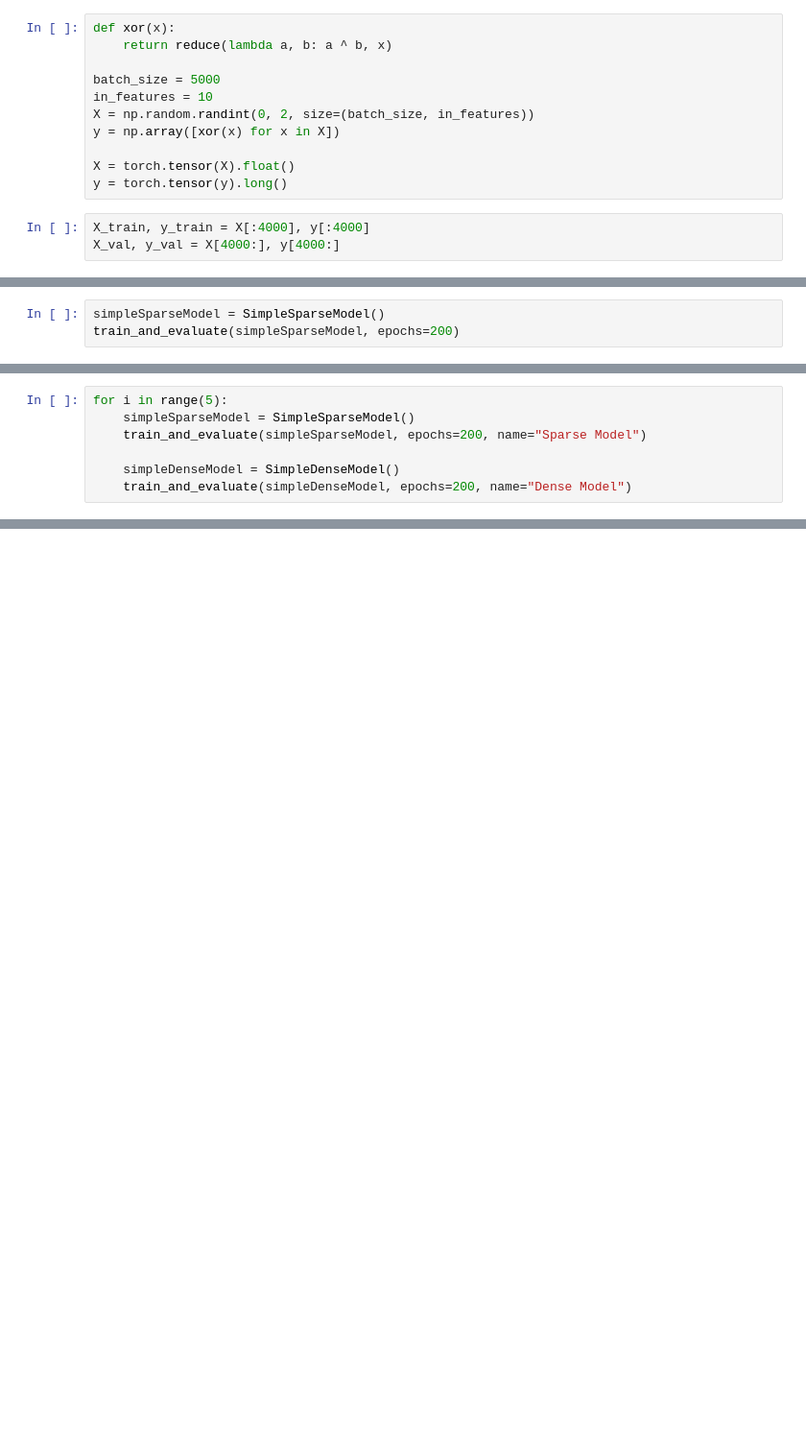
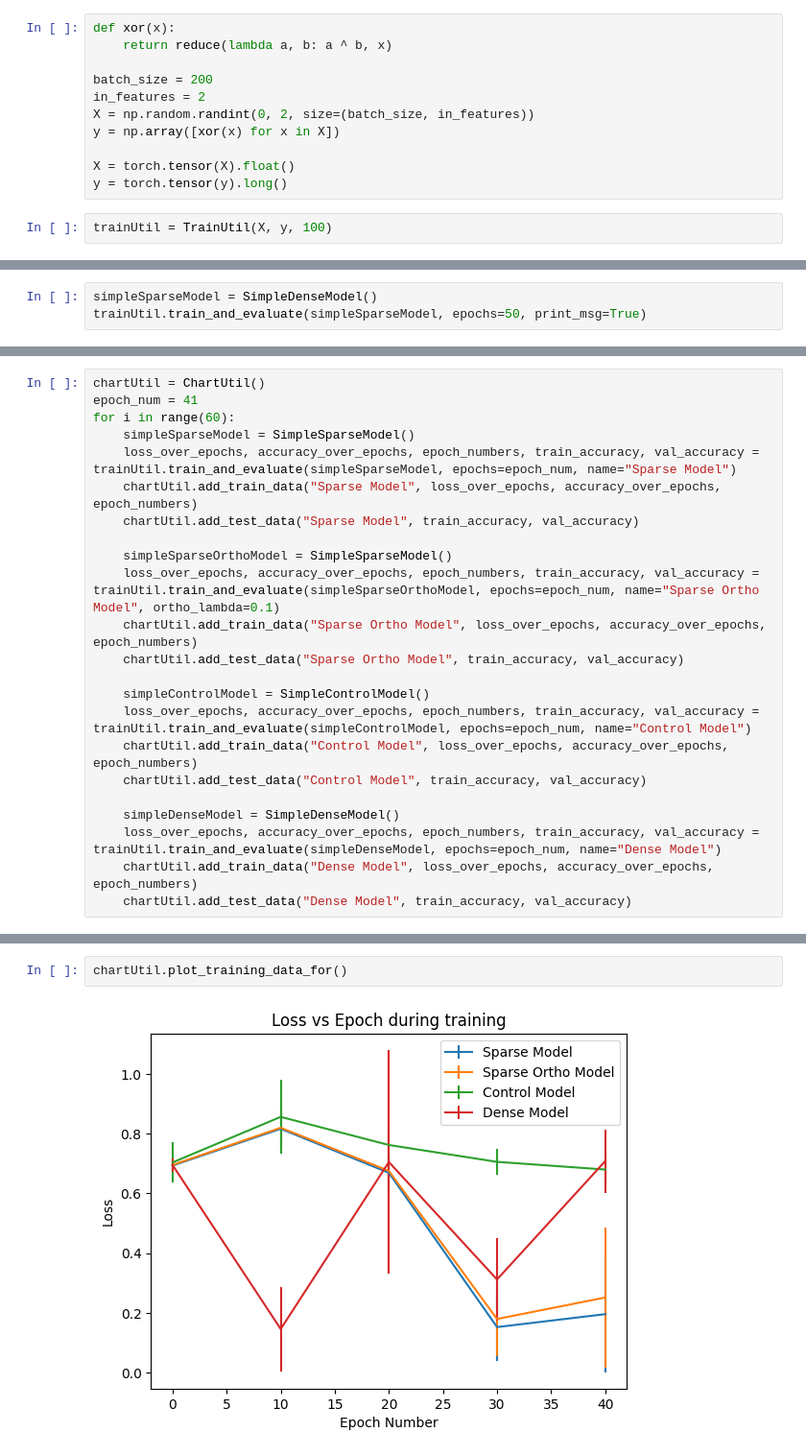
Before and after one commit to animeshsasan/hippocampal-cortex-learning, a Jupyter notebook: .ipynbs/sparse-network.ipynb, the cells around one changed output, grey strips where cells are left out. Shown: that part at 96% size. Cells and saved outputs as stored; diff of their text form; blank space fills up the shorter version.

Commit message:
`Refactor the code and add visualisation

```diff
--- a/.ipynbs/sparse-network.ipynb
+++ b/.ipynbs/sparse-network.ipynb
@@ -20,14 +18,13 @@ from customLayer import CustomLayer
 def xor(x):
     return reduce(lambda a, b: a ^ b, x)
 
-batch_size = 5000
-in_features = 10
+batch_size = 200
+in_features = 2
 X = np.random.randint(0, 2, size=(batch_size, in_features))
 y = np.array([xor(x) for x in X])
 
 X = torch.tensor(X).float()
 y = torch.tensor(y).long()
 # %%
-X_train, y_train = X[:4000], y[:4000]
-X_val, y_val = X[4000:], y[4000:]
+trainUtil = TrainUtil(X, y, 100)
 # %%
@@ -129,4 +95,4 @@ Model Train Accuracy: 89.0250, Val Accuracy: 90.6000
 # %%
-simpleSparseModel = SimpleSparseModel()
-train_and_evaluate(simpleSparseModel, epochs=200)
+simpleSparseModel = SimpleDenseModel()
+trainUtil.train_and_evaluate(simpleSparseModel, epochs=50, print_msg=True)
 # %% [output]
@@ -134,8 +118,24 @@ Model Train Accuracy: 94.7250, Val Accuracy: 94.4000
 # %%
-for i in range(5):
+chartUtil = ChartUtil()
+epoch_num = 41
+for i in range(60):
     simpleSparseModel = SimpleSparseModel()
-    train_and_evaluate(simpleSparseModel, epochs=200, name="Sparse Model")
+    loss_over_epochs, accuracy_over_epochs, epoch_numbers, train_accuracy, val_accuracy = trainUtil.train_and_evaluate(simpleSparseModel, epochs=epoch_num, name="Sparse Model")
+    chartUtil.add_train_data("Sparse Model", loss_over_epochs, accuracy_over_epochs, epoch_numbers)
+    chartUtil.add_test_data("Sparse Model", train_accuracy, val_accuracy)
+
+    simpleSparseOrthoModel = SimpleSparseModel()
+    loss_over_epochs, accuracy_over_epochs, epoch_numbers, train_accuracy, val_accuracy = trainUtil.train_and_evaluate(simpleSparseOrthoModel, epochs=epoch_num, name="Sparse Ortho Model", ortho_lambda=0.1)
+    chartUtil.add_train_data("Sparse Ortho Model", loss_over_epochs, accuracy_over_epochs, epoch_numbers)
+    chartUtil.add_test_data("Sparse Ortho Model", train_accuracy, val_accuracy)
+
+    simpleControlModel = SimpleControlModel()
+    loss_over_epochs, accuracy_over_epochs, epoch_numbers, train_accuracy, val_accuracy = trainUtil.train_and_evaluate(simpleControlModel, epochs=epoch_num, name="Control Model")
+    chartUtil.add_train_data("Control Model", loss_over_epochs, accuracy_over_epochs, epoch_numbers)
+    chartUtil.add_test_data("Control Model", train_accuracy, val_accuracy)
 
     simpleDenseModel = SimpleDenseModel()
-    train_and_evaluate(simpleDenseModel, epochs=200, name="Dense Model")
+    loss_over_epochs, accuracy_over_epochs, epoch_numbers, train_accuracy, val_accuracy = trainUtil.train_and_evaluate(simpleDenseModel, epochs=epoch_num, name="Dense Model")
+    chartUtil.add_train_data("Dense Model", loss_over_epochs, accuracy_over_epochs, epoch_numbers)
+    chartUtil.add_test_data("Dense Model", train_accuracy, val_accuracy)
 # %% [output]
@@ -151,0 +159,4 @@ Dense Model Train Accuracy: 95.1000, Val Accuracy: 94.6000
+# %%
+chartUtil.plot_training_data_for()
+# %% [output]
+[figure, added]
```
Also changed, not shown: parts of 12 cells of this notebook, 5 other files.
